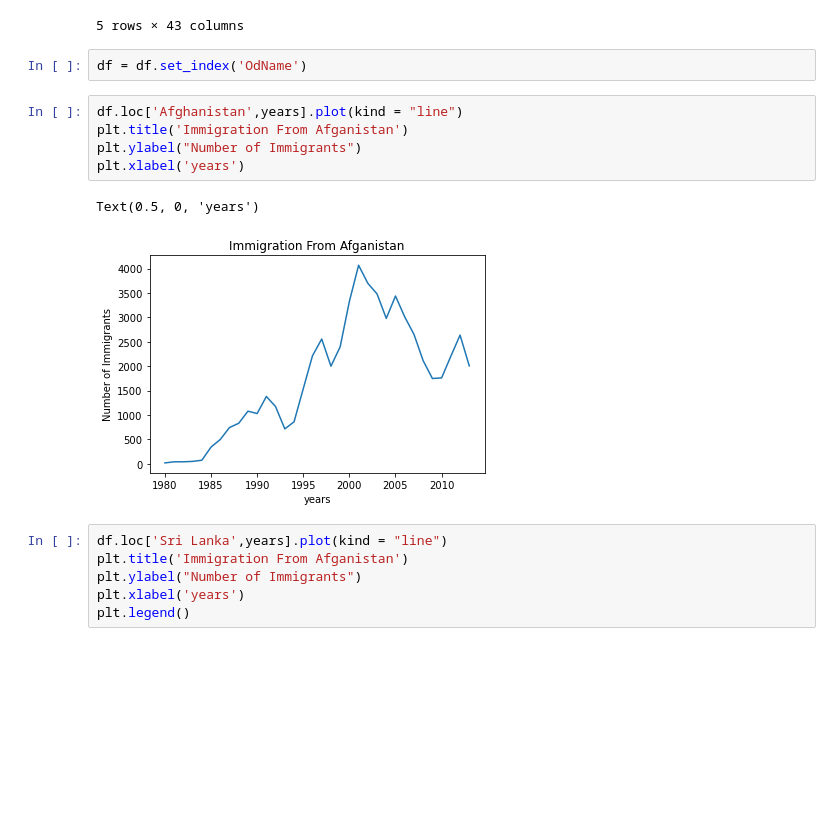
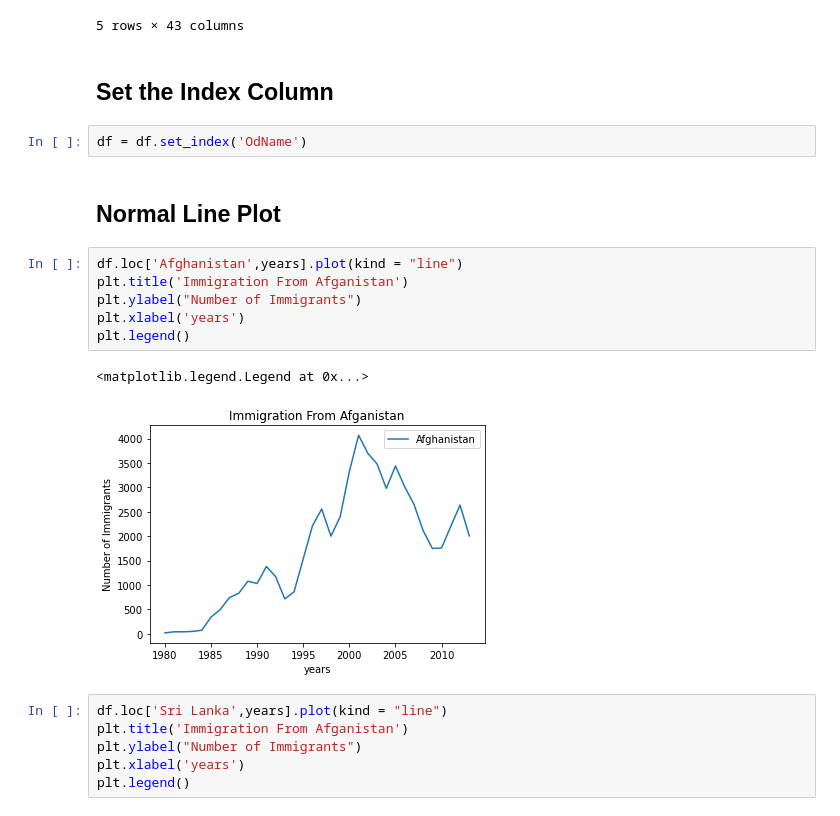
Before and after one commit to viththiananth/Data-Visualization-Using-Python_My-Pursuit, a Jupyter notebook: 2. Matplotlib_Data Visualization with Python_In Class.ipynb, the cells around one changed output. Saved outputs shown, nothing was run; the diff lists cells and outputs as text; blank space fills up the shorter version.

```diff
--- a/2. Matplotlib_Data Visualization with Python_In Class.ipynb
+++ b/2. Matplotlib_Data Visualization with Python_In Class.ipynb
@@ -28,16 +28,21 @@ df.head()
 | 3 | Immigrants | Foreigners | American Samoa | 909 | Oceania | 957 | Polynesia | 902 | Developing regions | 0 | ... | ... |
 | 4 | Immigrants | Foreigners | Andorra | 908 | Europe | 925 | Southern Europe | 901 | Developed regions | 0 | ... | ... |
 5 rows × 43 columns
+# %% [markdown]
+## Set the Index Column
 # %%
 df = df.set_index('OdName')
+# %% [markdown]
+## Normal Line Plot
 # %%
 df.loc['Afghanistan',years].plot(kind = "line")
 plt.title('Immigration From Afganistan')
 plt.ylabel("Number of Immigrants")
 plt.xlabel('years')
+plt.legend()
 # %% [output]
-Text(0.5, 0, 'years')
+<matplotlib.legend.Legend at 0x...>
-[figure, old version]
+[figure, new version]
 # %%
 df.loc['Sri Lanka',years].plot(kind = "line")
 plt.title('Immigration From Afganistan')
```
Also changed, not shown: parts of 25 cells of this notebook, 8 other files.
